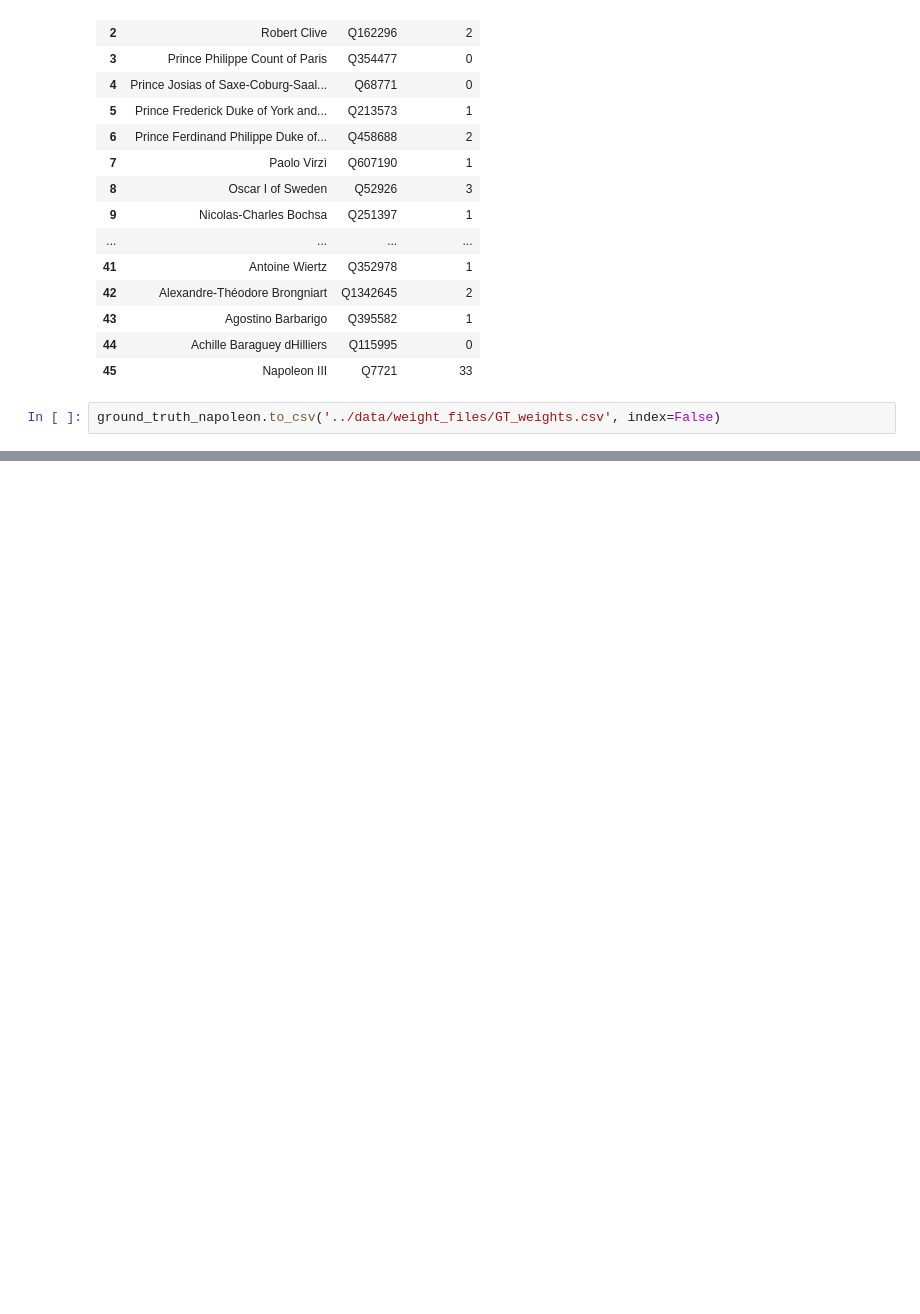
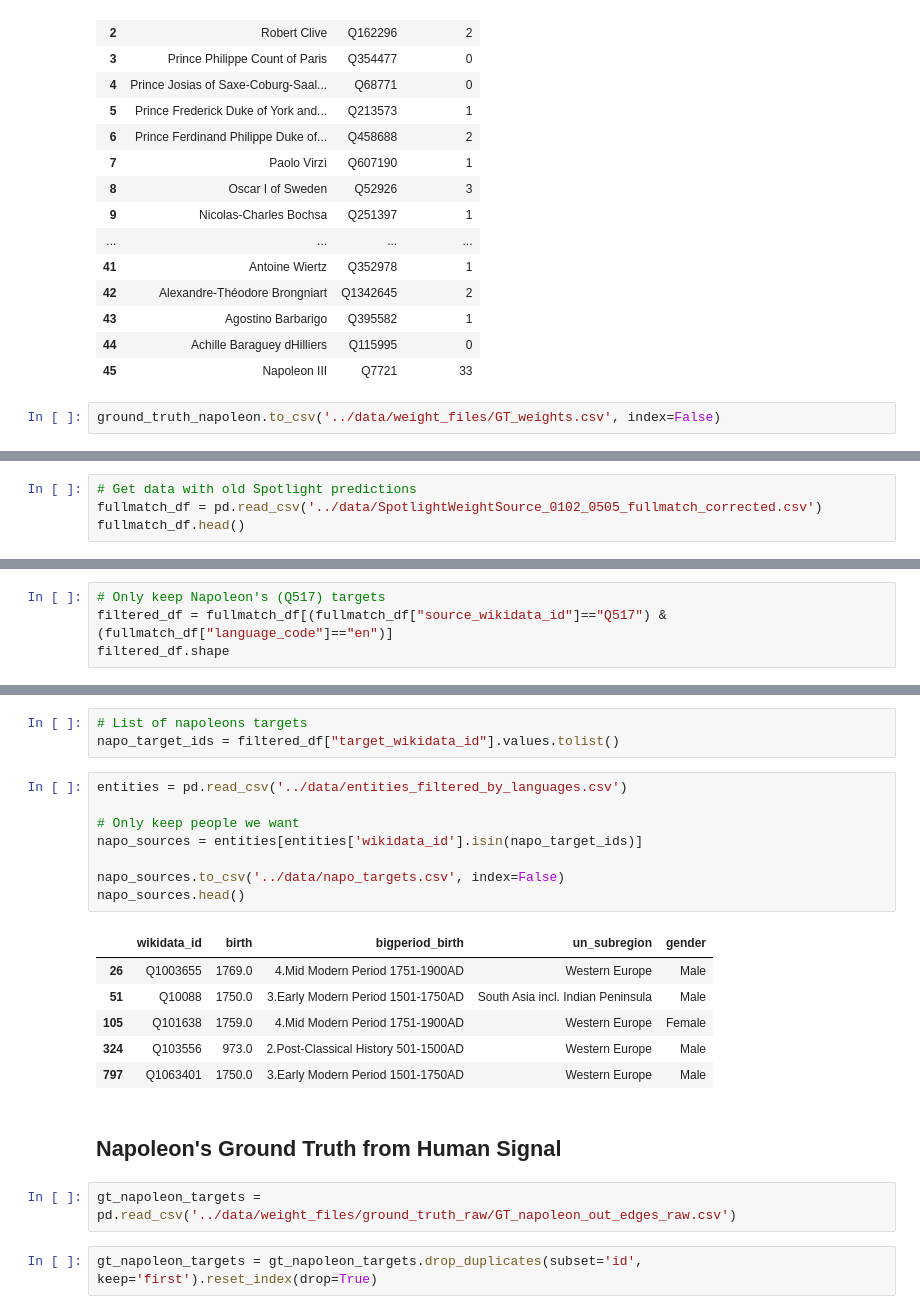
Before and after one commit to Karima-m/BSc_Project_Fall2026, a Jupyter notebook: notebooks/03_ground_truth.ipynb, the cells around one changed output, grey strips where cells are left out. Saved outputs shown, nothing was run; the diff lists cells and outputs as text; blank space fills up the shorter version.

```diff
--- a/notebooks/03_ground_truth.ipynb
+++ b/notebooks/03_ground_truth.ipynb
@@ -135,0 +140,4 @@ ground_truth_napoleon.to_csv('../data/weight_files/GT_weights.csv', index=False)
+# %%
+# Get data with old Spotlight predictions
+fullmatch_df = pd.read_csv('../data/SpotlightWeightSource_0102_0505_fullmatch_corrected.csv')
+fullmatch_df.head()
@@ -135,0 +151,4 @@ ground_truth_napoleon.to_csv('../data/weight_files/GT_weights.csv', index=False)
+# %%
+# Only keep Napoleon's (Q517) targets
+filtered_df = fullmatch_df[(fullmatch_df["source_wikidata_id"]=="Q517") & (fullmatch_df["language_code"]=="en")]
+filtered_df.shape
@@ -135,0 +166,24 @@ ground_truth_napoleon.to_csv('../data/weight_files/GT_weights.csv', index=False)
+# %%
+# List of napoleons targets
+napo_target_ids = filtered_df["target_wikidata_id"].values.tolist()
+# %%
+entities = pd.read_csv('../data/entities_filtered_by_languages.csv')
+
+# Only keep people we want
+napo_sources = entities[entities['wikidata_id'].isin(napo_target_ids)]
+
+napo_sources.to_csv('../data/napo_targets.csv', index=False)
+napo_sources.head()
+# %% [output]
+|  | wikidata_id | birth | bigperiod_birth | un_subregion | gender |
+| 26 | Q1003655 | 1769.0 | 4.Mid Modern Period 1751-1900AD | Western Europe | Male |
+| 51 | Q10088 | 1750.0 | 3.Early Modern Period 1501-1750AD | South Asia incl. Indian Peninsula | Male |
+| 105 | Q101638 | 1759.0 | 4.Mid Modern Period 1751-1900AD | Western Europe | Female |
+| 324 | Q103556 | 973.0 | 2.Post-Classical History 501-1500AD | Western Europe | Male |
+| 797 | Q1063401 | 1750.0 | 3.Early Modern Period 1501-1750AD | Western Europe | Male |
+# %% [markdown]
+## Napoleon's Ground Truth from Human Signal
+# %%
+gt_napoleon_targets = pd.read_csv('../data/weight_files/ground_truth_raw/GT_napoleon_out_edges_raw.csv')
+# %%
+gt_napoleon_targets = gt_napoleon_targets.drop_duplicates(subset='id', keep='first').reset_index(drop=True)
```
Also changed, not shown: parts of 9 cells of this notebook, 1 other file.
